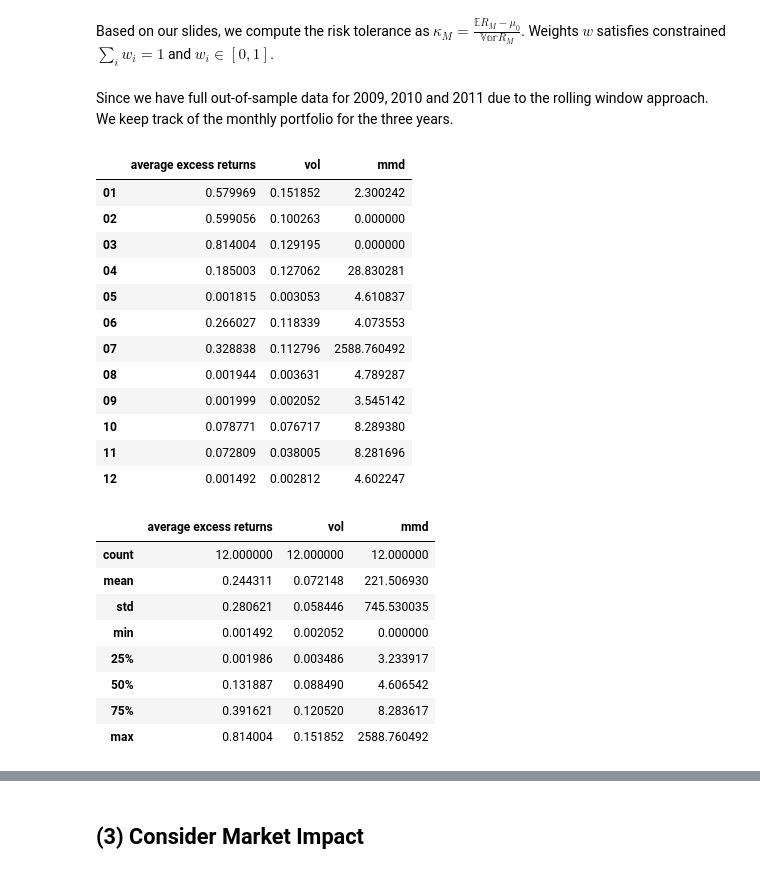
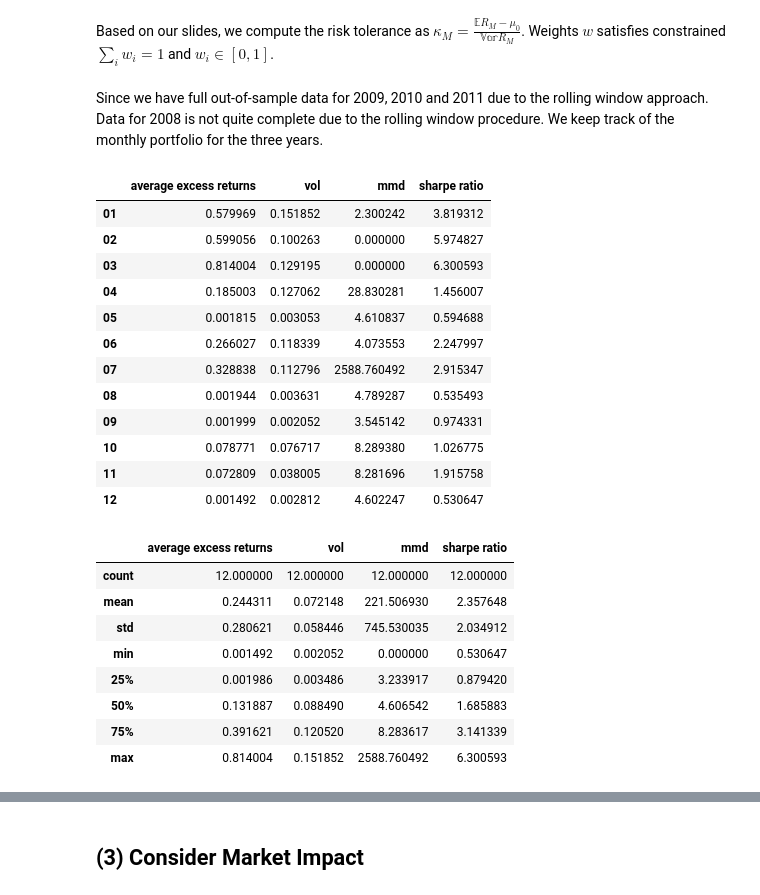
Before and after one commit to XinpeiMa/My_NoteBook, a Jupyter notebook: APM_DataProject_XinpeiMa.ipynb, the cells around one changed output, grey strips where cells are left out. Saved outputs shown, nothing was run; the diff lists cells and outputs as text; code cells hidden in the pictures.

```diff
--- a/APM_DataProject_XinpeiMa.ipynb
+++ b/APM_DataProject_XinpeiMa.ipynb
@@ -306,7 +307,7 @@ def track_portfolio_performance(start_date_index, end_date_index):
 
     return portfolio_history
 # %% [markdown]
-Since we have full out-of-sample data for 2009, 2010 and 2011 due to the rolling window approach.
+Since we have full out-of-sample data for 2009, 2010 and 2011 due to the rolling window approach. Data for 2008 is not quite complete due to the rolling window procedure.
 We keep track of the monthly portfolio for the three years.
 # %%
 def find_montly_index(year):
@@ -332,32 +333,32 @@ for mo in index_2009.keys():
     res_2009[mo].append(portfolio_df['mmd'].max())
 # %%
 df_2009_1 = pd.DataFrame(res_2009, index=['average excess returns', 'vol', 'mmd']).T
-df_2009_1['sharpe ratio'] = df_2009_1['average excess return'] - df_2009_1['vol']
+df_2009_1['sharpe ratio'] = df_2009_1['average excess returns'] / df_2009_1['vol']
 display(df_2009_1)
 display(df_2009_1.describe())
 # %% [output]
-|  | average excess returns | vol | mmd |
-| 01 | 0.579969 | 0.151852 | 2.300242 |
-| 02 | 0.599056 | 0.100263 | 0.000000 |
-| 03 | 0.814004 | 0.129195 | 0.000000 |
-| 04 | 0.185003 | 0.127062 | 28.830281 |
-| 05 | 0.001815 | 0.003053 | 4.610837 |
-| 06 | 0.266027 | 0.118339 | 4.073553 |
-| 07 | 0.328838 | 0.112796 | 2588.760492 |
-| 08 | 0.001944 | 0.003631 | 4.789287 |
-| 09 | 0.001999 | 0.002052 | 3.545142 |
-| 10 | 0.078771 | 0.076717 | 8.289380 |
-| 11 | 0.072809 | 0.038005 | 8.281696 |
-| 12 | 0.001492 | 0.002812 | 4.602247 |
+|  | average excess returns | vol | mmd | sharpe ratio |
+| 01 | 0.579969 | 0.151852 | 2.300242 | 3.819312 |
+| 02 | 0.599056 | 0.100263 | 0.000000 | 5.974827 |
+| 03 | 0.814004 | 0.129195 | 0.000000 | 6.300593 |
+| 04 | 0.185003 | 0.127062 | 28.830281 | 1.456007 |
+| 05 | 0.001815 | 0.003053 | 4.610837 | 0.594688 |
+| 06 | 0.266027 | 0.118339 | 4.073553 | 2.247997 |
+| 07 | 0.328838 | 0.112796 | 2588.760492 | 2.915347 |
+| 08 | 0.001944 | 0.003631 | 4.789287 | 0.535493 |
+| 09 | 0.001999 | 0.002052 | 3.545142 | 0.974331 |
+| 10 | 0.078771 | 0.076717 | 8.289380 | 1.026775 |
+| 11 | 0.072809 | 0.038005 | 8.281696 | 1.915758 |
+| 12 | 0.001492 | 0.002812 | 4.602247 | 0.530647 |
-|  | average excess returns | vol | mmd |
-| count | 12.000000 | 12.000000 | 12.000000 |
-| mean | 0.244311 | 0.072148 | 221.506930 |
-| std | 0.280621 | 0.058446 | 745.530035 |
-| min | 0.001492 | 0.002052 | 0.000000 |
-| 25% | 0.001986 | 0.003486 | 3.233917 |
-| 50% | 0.131887 | 0.088490 | 4.606542 |
-| 75% | 0.391621 | 0.120520 | 8.283617 |
-| max | 0.814004 | 0.151852 | 2588.760492 |
+|  | average excess returns | vol | mmd | sharpe ratio |
+| count | 12.000000 | 12.000000 | 12.000000 | 12.000000 |
+| mean | 0.244311 | 0.072148 | 221.506930 | 2.357648 |
+| std | 0.280621 | 0.058446 | 745.530035 | 2.034912 |
+| min | 0.001492 | 0.002052 | 0.000000 | 0.530647 |
+| 25% | 0.001986 | 0.003486 | 3.233917 | 0.879420 |
+| 50% | 0.131887 | 0.088490 | 4.606542 | 1.685883 |
+| 75% | 0.391621 | 0.120520 | 8.283617 | 3.141339 |
+| max | 0.814004 | 0.151852 | 2588.760492 | 6.300593 |
 # %%
 index_2010 =  find_montly_index('2010')
 res_2010 = dict()
```
Also changed, not shown: parts of 11 cells of this notebook.
